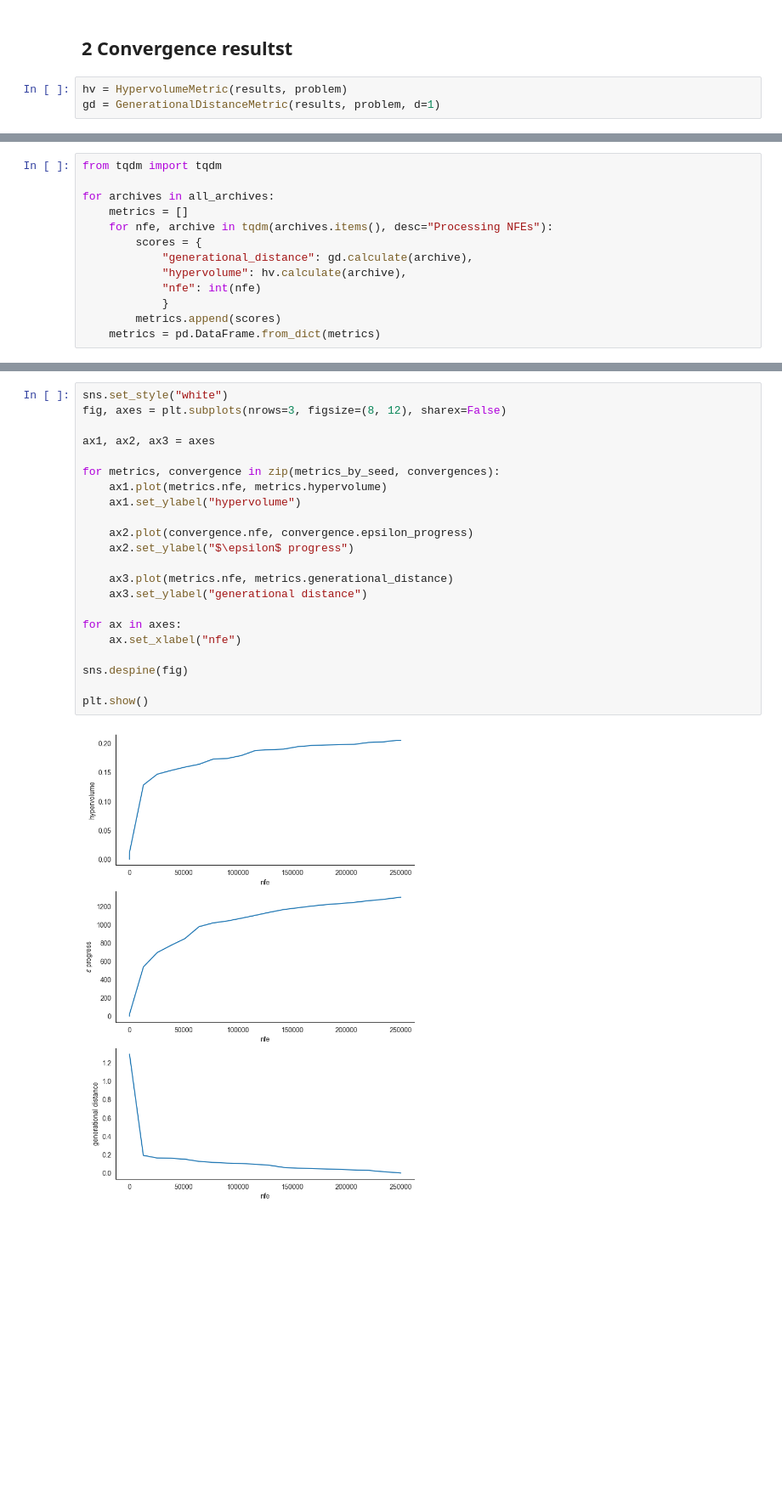
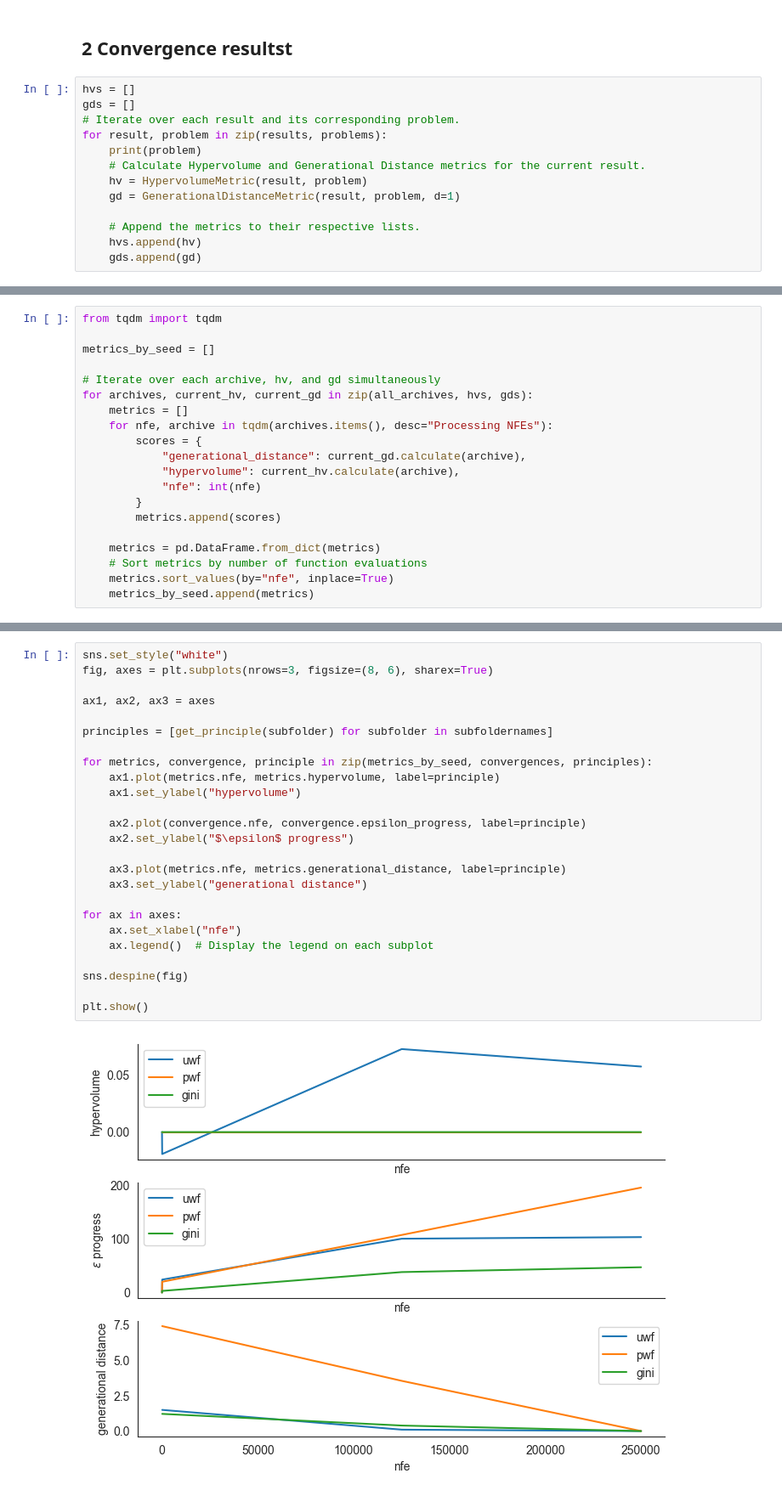
Before and after one commit to MeronZnabei/master-thesis-project, a Jupyter notebook: convergence.ipynb, the cells around one changed output, grey strips where cells are left out. Shown at 85% size. Drawn from its saved outputs; the diff is of its cells as text; blank space fills up the shorter version.

Commit message:
Convergence readability

```diff
--- a/convergence.ipynb
+++ b/convergence.ipynb
@@ -174,5 +176,15 @@ Index: []
 # %% [markdown]
 ## 2 Convergence resultst
-# %%
-hv = HypervolumeMetric(results, problem)
-gd = GenerationalDistanceMetric(results, problem, d=1)
+# %%
+hvs = []
+gds = []
+# Iterate over each result and its corresponding problem.
+for result, problem in zip(results, problems):
+    print(problem)
+    # Calculate Hypervolume and Generational Distance metrics for the current result.
+    hv = HypervolumeMetric(result, problem)
+    gd = GenerationalDistanceMetric(result, problem, d=1)
+
+    # Append the metrics to their respective lists.
+    hvs.append(hv)
+    gds.append(gd)
@@ -179,13 +195,20 @@ gd = GenerationalDistanceMetric(results, problem, d=1)
 # %%
 from tqdm import tqdm
 
-for archives in all_archives:
+metrics_by_seed = []
+
+# Iterate over each archive, hv, and gd simultaneously
+for archives, current_hv, current_gd in zip(all_archives, hvs, gds):
     metrics = []
     for nfe, archive in tqdm(archives.items(), desc="Processing NFEs"):
         scores = {
-            "generational_distance": gd.calculate(archive),
-            "hypervolume": hv.calculate(archive),
+            "generational_distance": current_gd.calculate(archive),
+            "hypervolume": current_hv.calculate(archive),
             "nfe": int(nfe)
-            }
+        }
         metrics.append(scores)
+
     metrics = pd.DataFrame.from_dict(metrics)
+    # Sort metrics by number of function evaluations
+    metrics.sort_values(by="nfe", inplace=True)
+    metrics_by_seed.append(metrics)
@@ -200,24 +215,27 @@ convergences.append(convergence)
 # %%
 sns.set_style("white")
-fig, axes = plt.subplots(nrows=3, figsize=(8, 12), sharex=False)
+fig, axes = plt.subplots(nrows=3, figsize=(8, 6), sharex=True)
 
 ax1, ax2, ax3 = axes
 
-for metrics, convergence in zip(metrics_by_seed, convergences):
-    ax1.plot(metrics.nfe, metrics.hypervolume)
+principles = [get_principle(subfolder) for subfolder in subfoldernames]
+
+for metrics, convergence, principle in zip(metrics_by_seed, convergences, principles):
+    ax1.plot(metrics.nfe, metrics.hypervolume, label=principle)
     ax1.set_ylabel("hypervolume")
 
-    ax2.plot(convergence.nfe, convergence.epsilon_progress)
+    ax2.plot(convergence.nfe, convergence.epsilon_progress, label=principle)
     ax2.set_ylabel("$\epsilon$ progress")
 
-    ax3.plot(metrics.nfe, metrics.generational_distance)
+    ax3.plot(metrics.nfe, metrics.generational_distance, label=principle)
     ax3.set_ylabel("generational distance")
 
 for ax in axes:
     ax.set_xlabel("nfe")
+    ax.legend()  # Display the legend on each subplot
 
 sns.despine(fig)
 
 plt.show()
 # %% [output]
-[figure, old version]
+[figure, new version]
```
Also changed, not shown: parts of 24 cells of this notebook.
